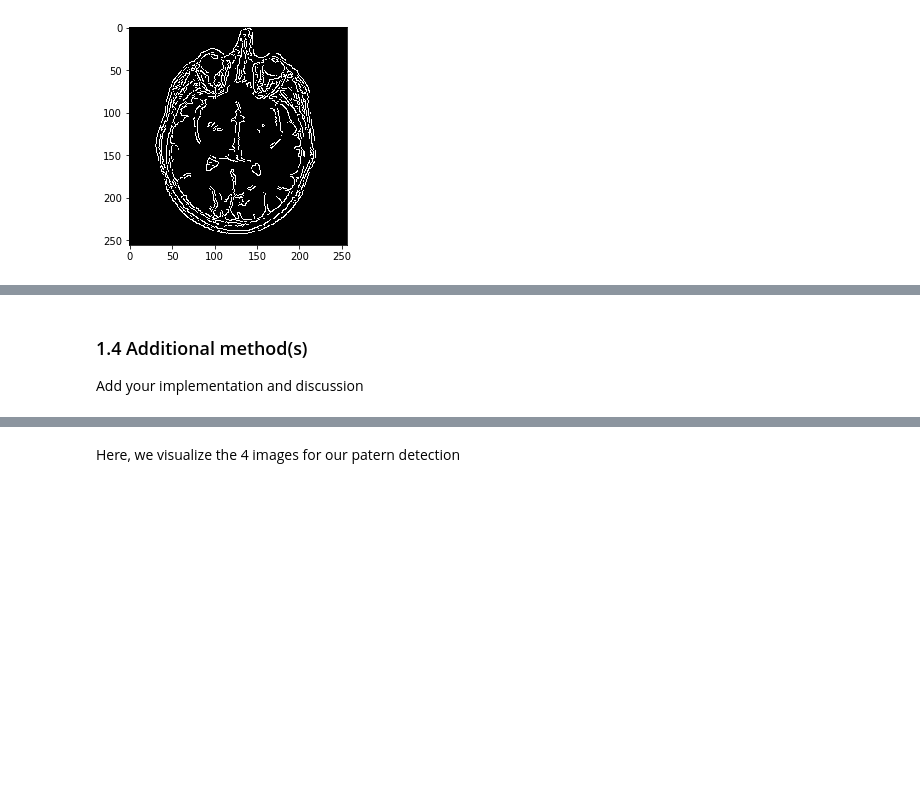
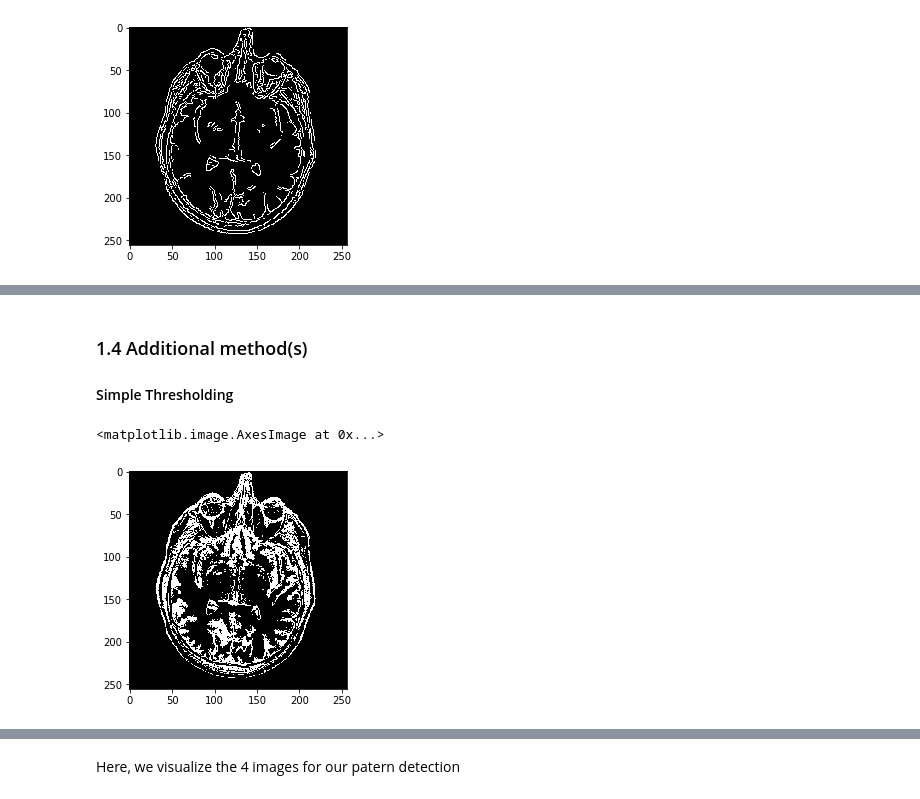
Before and after one commit to mfendri2/ImageAnalysisEPFL, a Jupyter notebook: Lab1_Image_seg/lab_01_segmentation.ipynb, the cells around one changed output, grey strips where cells are left out. Saved outputs shown, nothing was run; the diff lists cells and outputs as text; code cells hidden in the pictures; blank space fills up the shorter version.

```diff
--- a/Lab1_Image_seg/lab_01_segmentation.ipynb
+++ b/Lab1_Image_seg/lab_01_segmentation.ipynb
@@ -153,3 +178,6 @@ imgS.sum()
 # %% [markdown]
 ### 1.4 Additional method(s)
-Add your implementation and discussion
+#### Simple Thresholding
+# %%
+def simple_thresholding(img,th1,th2):
+    return np.reshape(np.array([1 if  th1<=img[x,y]<=th2 else 0  for x,y in np.ndindex(img.shape)]),(256,256))
@@ -155,0 +186,7 @@ Add your implementation and discussion
+# %%
+hedi=simple_thresholding(brain_im,30,70)
+# %%
+plt.imshow(hedi,cmap='gray')
+# %% [output]
+<matplotlib.image.AxesImage at 0x...>
+[figure, added]
```
Also changed, not shown: parts of 32 cells of this notebook, 1 other file.
